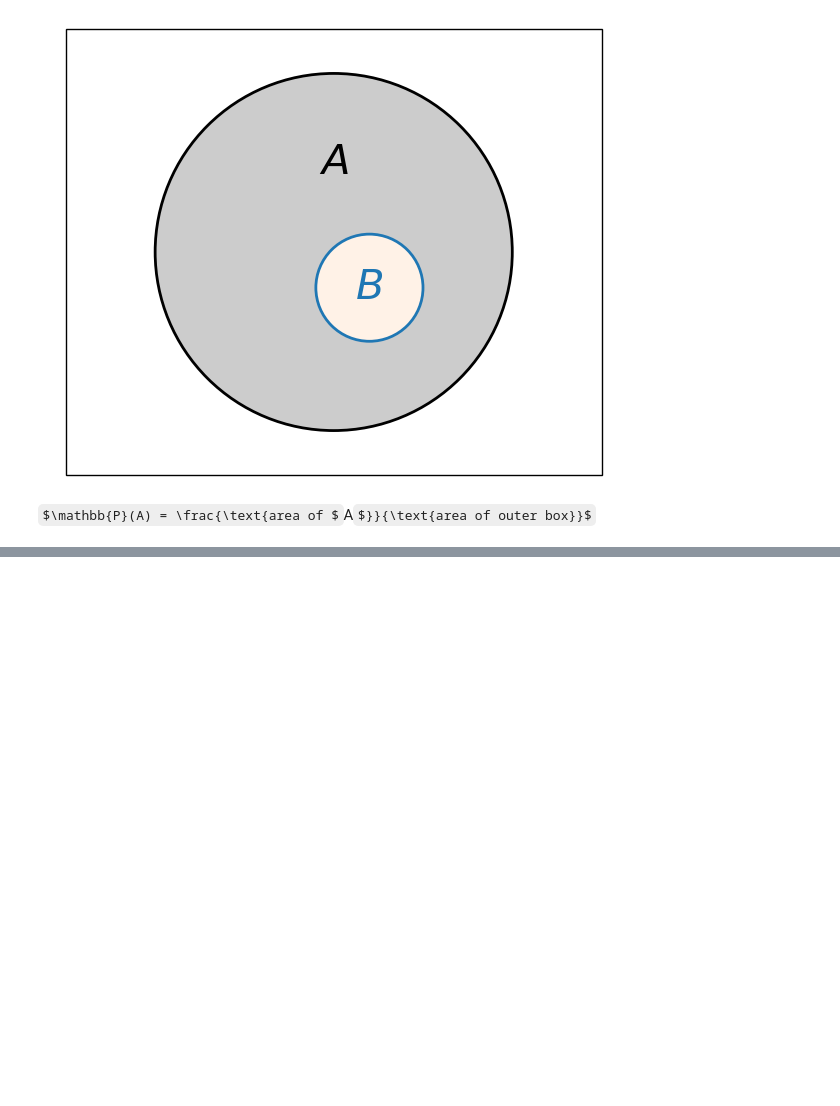
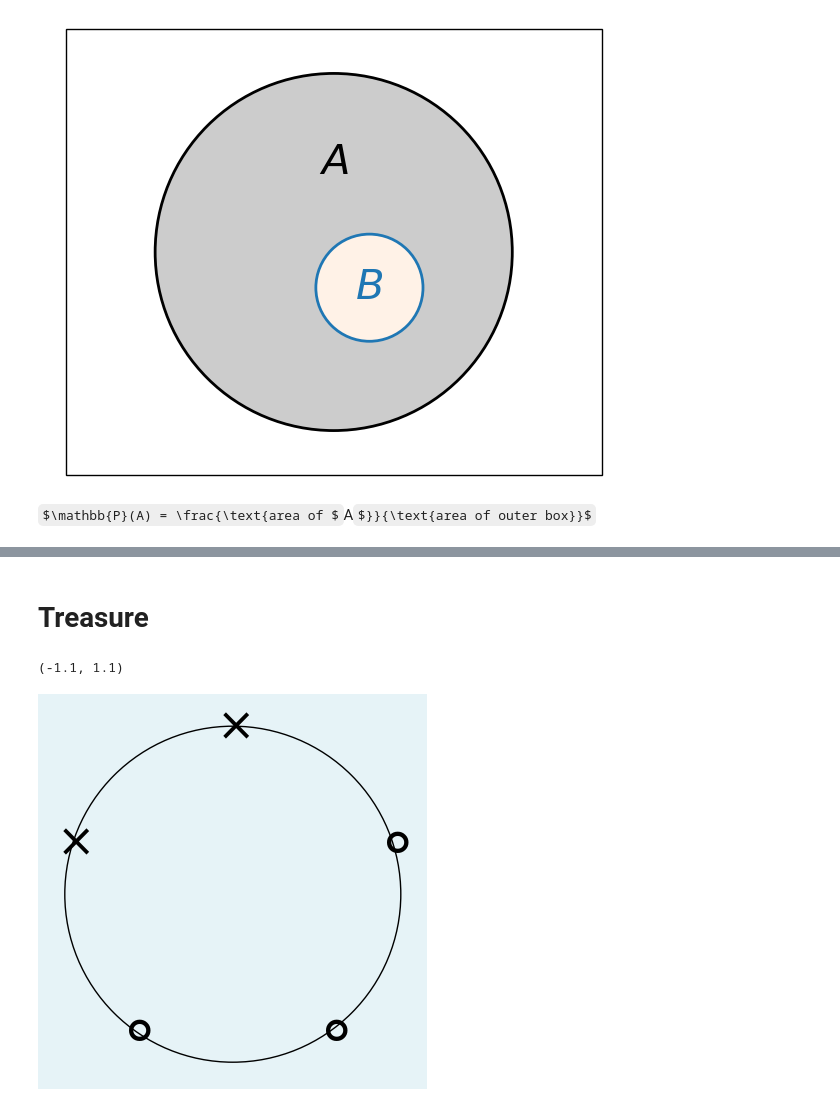
Before and after one commit to alexanderthclark/Stats1101, a Jupyter notebook: helpers/probabilityHelper.ipynb, the cells around one changed output, grey strips where cells are left out. Saved outputs shown, nothing was run; the diff lists cells and outputs as text; code cells hidden in the pictures; some formulas as TeX source; blank space fills up the shorter version.

```diff
--- a/helpers/probabilityHelper.ipynb
+++ b/helpers/probabilityHelper.ipynb
@@ -297,0 +287,53 @@ plt.savefig("../book/images/setsAnd.svg", transparent = True)
+# %% [markdown]
+# Treasure
+# %%
+color = mcolors.to_rgb('lightblue')
+
+blue = (0.6784313725490196, 0.8470588235294118, 0.9019607843137255)
+white = np.ones(3)
+s = 0.3
+lighter = s*np.array(blue) + (1-s)*white
+
+fig = plt.figure(facecolor = lighter)
+ax = plt.axes()
+
+c = plt.Circle((0,0),1,
+              fc = (1,1,1,0),
+              ec = 'black')
+ax.add_artist(c)
+
+# X/O
+#for angle in np.linspace(np.pi/2, 2*np.pi + np.pi/2, 6):
+#    ax.text(np.cos(angle), np.sin(angle),
+#            s = f"{angle}")
+
+wedge = 2*np.pi / 5
+angle = np.pi/2
+ax.text( np.cos(angle), np.sin(angle),
+        s = r'$\times$',
+       size = 33,
+       ha = 'center',
+       va = 'center')
+angle = np.pi/2 + wedge
+ax.text( np.cos(angle), np.sin(angle),
+        s = r'$\times$',
+       size = 33,
+       ha = 'center',
+       va = 'center')
+
+for i in (2,3,4):
+    angle = np.pi/2 + i*wedge
+    ax.text(np.cos(angle), np.sin(angle),
+            s = r'$\circ$',
+            size = 50,
+            ha = 'center',
+            va = 'center')
+
+
+ax.set_aspect(1)
+ax.axis('off')
+ax.set_xlim(-1.1, 1.1)
+ax.set_ylim(-1.1, 1.1)
+# %% [output]
+(-1.1, 1.1)
+[figure, added]
```
Also changed, not shown: parts of 6 cells of this notebook, 33 other files.
